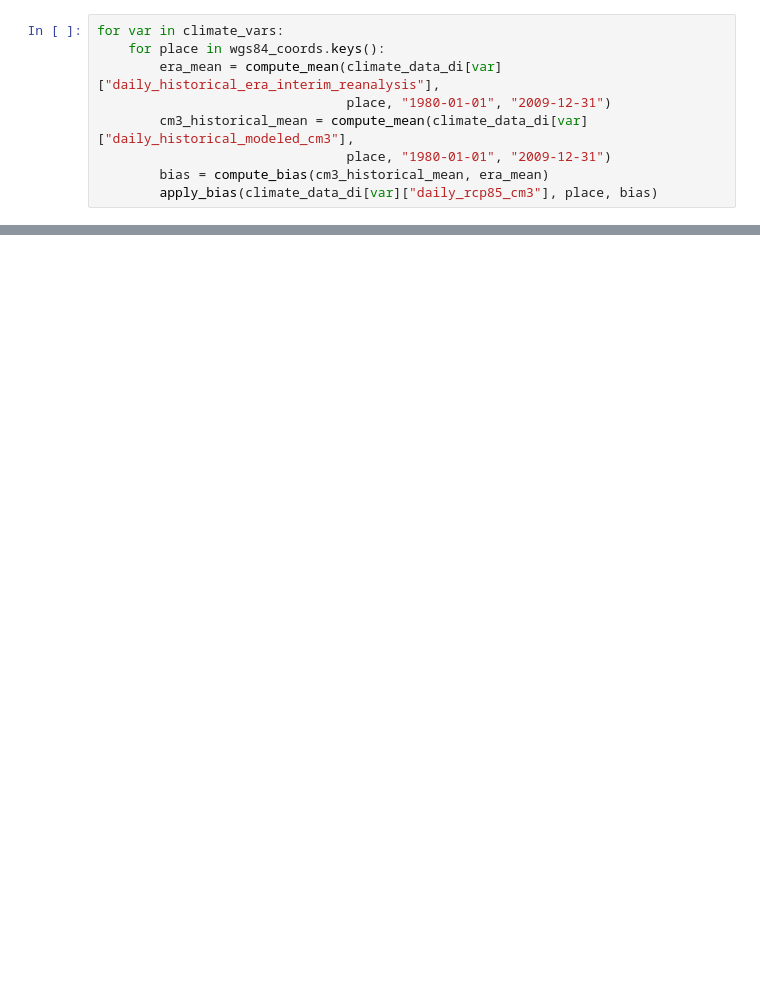
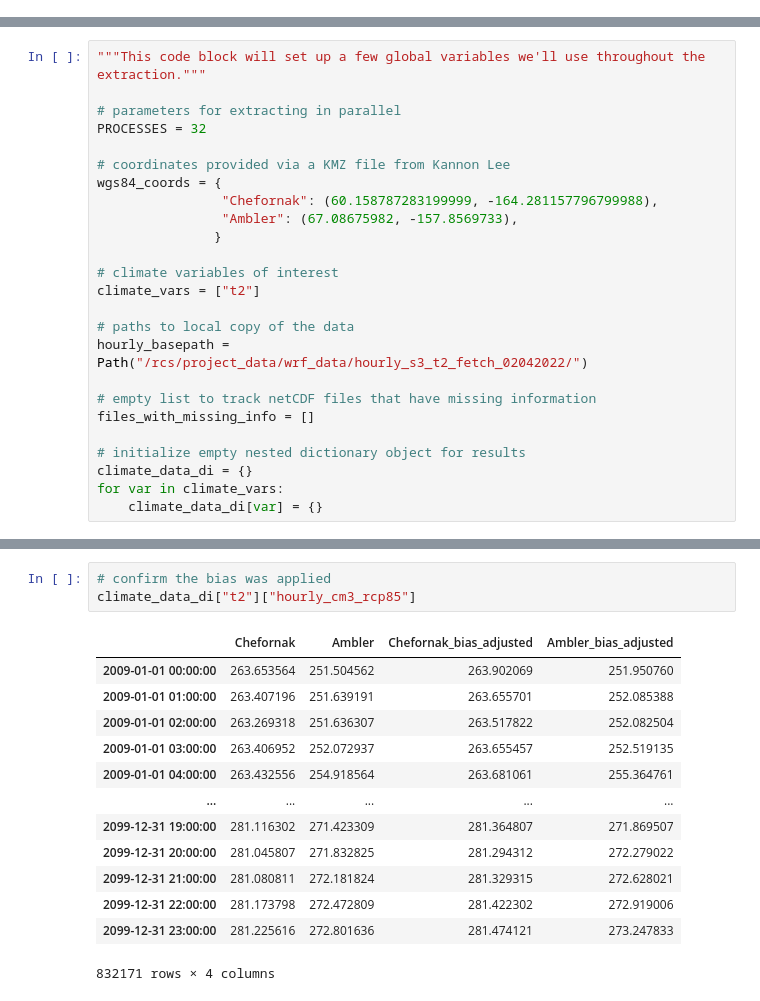
Before and after one commit to ua-snap/snap-geo, a Jupyter notebook: kannon_WRF.ipynb, the cells around one changed output, grey strips where cells are left out. Drawn from its saved outputs; the diff is of its cells as text; blank space fills up the shorter version.

Commit message:
extraction for kannon lee

```diff
--- a/kannon_WRF.ipynb
+++ b/kannon_WRF.ipynb
@@ -296,9 +0,0 @@ def apply_bias(df, location, bias):
-# %%
-for var in climate_vars:
-    for place in wgs84_coords.keys():
-        era_mean = compute_mean(climate_data_di[var]["daily_historical_era_interim_reanalysis"],
-                                place, "1980-01-01", "2009-12-31")
-        cm3_historical_mean = compute_mean(climate_data_di[var]["daily_historical_modeled_cm3"],
-                                place, "1980-01-01", "2009-12-31")
-        bias = compute_bias(cm3_historical_mean, era_mean)
-        apply_bias(climate_data_di[var]["daily_rcp85_cm3"], place, bias)
@@ -361,0 +61,25 @@ compute_bias(model_historical_mean, era_reanalysis_mean)
+# %%
+"""This code block will set up a few global variables we'll use throughout the extraction."""
+
+# parameters for extracting in parallel
+PROCESSES = 32
+
+# coordinates provided via a KMZ file from Kannon Lee
+wgs84_coords = {
+                "Chefornak": (60.158787283199999, -164.281157796799988),
+                "Ambler": (67.08675982, -157.8569733),
+               }
+
+# climate variables of interest
+climate_vars = ["t2"]
+
+# paths to local copy of the data
+hourly_basepath = Path("/rcs/project_data/wrf_data/hourly_s3_t2_fetch_02042022/")
+
+# empty list to track netCDF files that have missing information
+files_with_missing_info = []
+
+# initialize empty nested dictionary object for results
+climate_data_di = {}
+for var in climate_vars:
+    climate_data_di[var] = {}
@@ -361,0 +287,17 @@ compute_bias(model_historical_mean, era_reanalysis_mean)
+# %%
+# confirm the bias was applied
+climate_data_di["t2"]["hourly_cm3_rcp85"]
+# %% [output]
+|  | Chefornak | Ambler | Chefornak_bias_adjusted | Ambler_bias_adjusted |
+| 2009-01-01 00:00:00 | 263.653564 | 251.504562 | 263.902069 | 251.950760 |
+| 2009-01-01 01:00:00 | 263.407196 | 251.639191 | 263.655701 | 252.085388 |
+| 2009-01-01 02:00:00 | 263.269318 | 251.636307 | 263.517822 | 252.082504 |
+| 2009-01-01 03:00:00 | 263.406952 | 252.072937 | 263.655457 | 252.519135 |
+| 2009-01-01 04:00:00 | 263.432556 | 254.918564 | 263.681061 | 255.364761 |
+| ... | ... | ... | ... | ... |
+| 2099-12-31 19:00:00 | 281.116302 | 271.423309 | 281.364807 | 271.869507 |
+| 2099-12-31 20:00:00 | 281.045807 | 271.832825 | 281.294312 | 272.279022 |
+| 2099-12-31 21:00:00 | 281.080811 | 272.181824 | 281.329315 | 272.628021 |
+| 2099-12-31 22:00:00 | 281.173798 | 272.472809 | 281.422302 | 272.919006 |
+| 2099-12-31 23:00:00 | 281.225616 | 272.801636 | 281.474121 | 273.247833 |
+832171 rows × 4 columns
```
Also changed, not shown: parts of 44 cells of this notebook, 3 other files.
